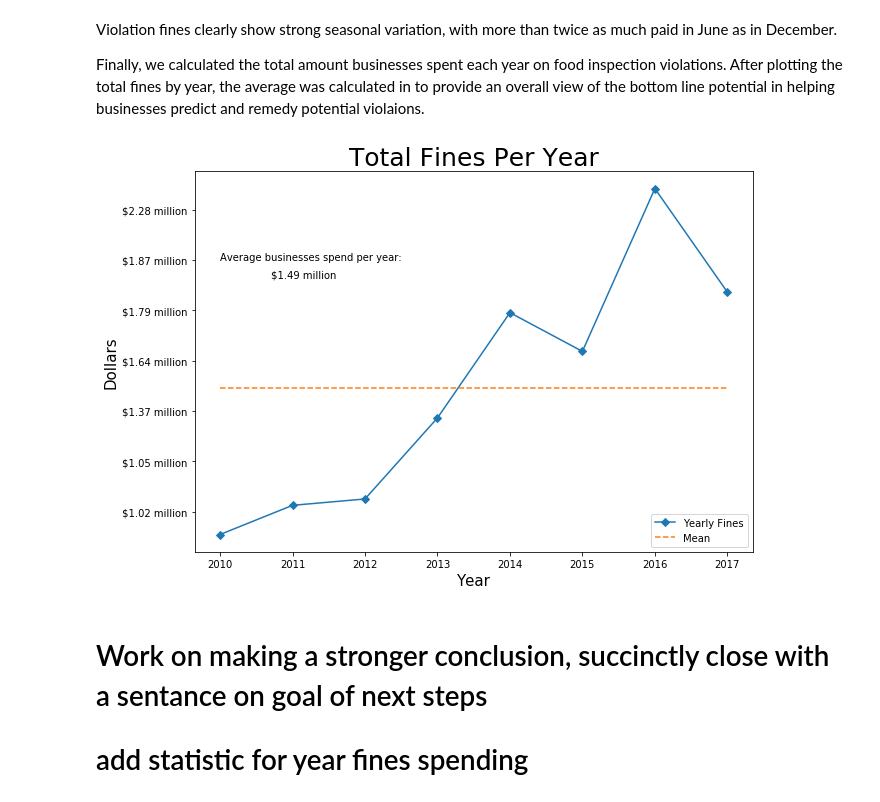
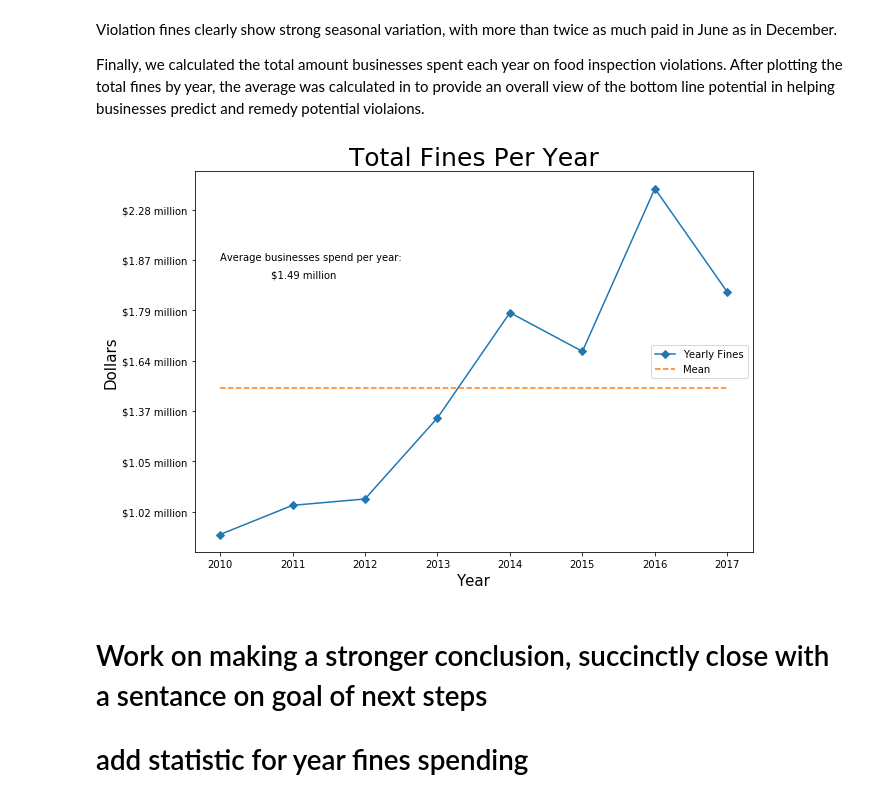
Before and after one commit to Sustainabilist/ChicagoDataAnalysis, a Jupyter notebook: REPORTS/publication_1_draft_3.ipynb, the cells around one changed output. Drawn from its saved outputs; the diff is of its cells as text; code cells hidden in the pictures.

```diff
--- a/REPORTS/publication_1_draft_3.ipynb
+++ b/REPORTS/publication_1_draft_3.ipynb
@@ -648,36 +648,36 @@ fines_list = list(year_fines)
 fines_list.sort()
 
 # Format fines axis
 def millions_format(num, m=1000000):
     if num % m == 0:
         num = int(num/m)
     else:
         num = round(float(num/m), 2)
     return "${} million".format(num)
 
 # Plot line graph
 fig, ax = plt.subplots()
 ax.plot(year_fines, label="Yearly Fines", marker="D")
 
 # Display average on graph
 ax.text(2010, 2000000, r'Average businesses spend per year:')
 ax.text(2010.7, 1930000, millions_format(fines_mean[0]))
 
-# Plot the average line
+# Plot the mean line
 ax.plot(year_fines.index, fines_mean, label="Mean", linestyle="--")
 
 # Set axis labels and title
 ax.set_xlabel("Year", fontsize=15)
 ax.set_ylabel("Dollars", fontsize=15)
 ax.set_yticklabels([millions_format(number) for number in fines_list])
 ax.set_title("Total Fines Per Year", fontsize=25)
 
 # Make a legend
-legend = ax.legend(loc='lower right')
+legend = ax.legend(loc='center right')
 
 plt.show()
 # %% [output]
-[figure, old version]
+[figure, new version]
 # %% [markdown]
 # Work on making a stronger conclusion, succinctly close with a sentance on goal of next steps
 
```
Also changed, not shown: parts of 3 cells of this notebook.
